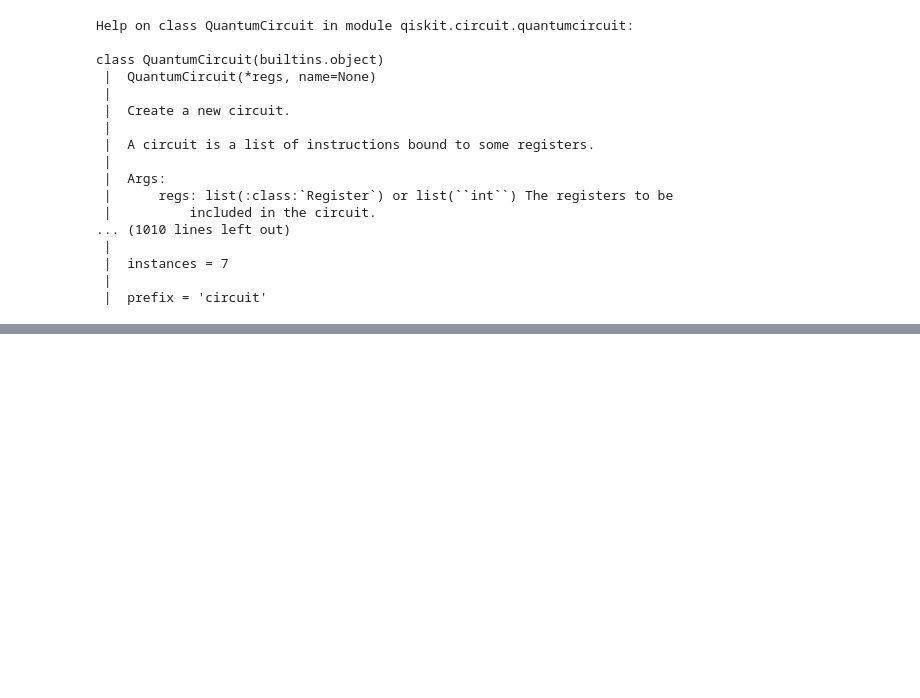
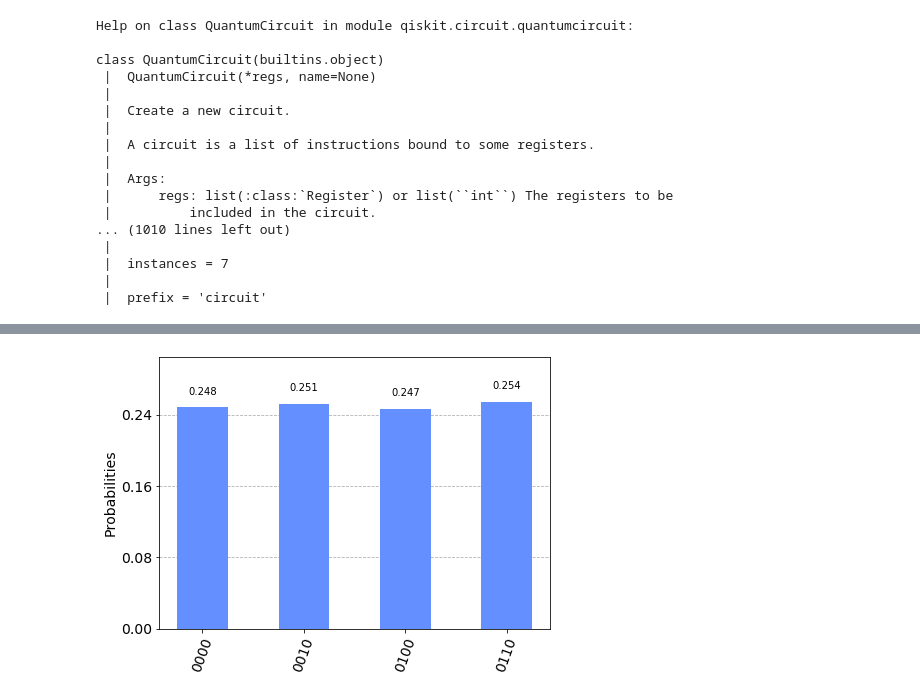
Before and after one commit to bguttel/Quantum-Computing--UGA, a Jupyter notebook: MinSurfCode_INPROGRESS.ipynb, the cells around one changed output, grey strips where cells are left out. Saved outputs shown, nothing was run; the diff lists cells and outputs as text; code cells hidden in the pictures; blank space fills up the shorter version.

```diff
--- a/MinSurfCode_INPROGRESS.ipynb
+++ b/MinSurfCode_INPROGRESS.ipynb
@@ -141,0 +162,4 @@ Minsurf(0,1,2,3,4,5,6,7,8).draw()
+# %%
+plot_histogram(counts)
+# %% [output]
+[figure, added]
```
Also changed, not shown: parts of 8 cells of this notebook.
